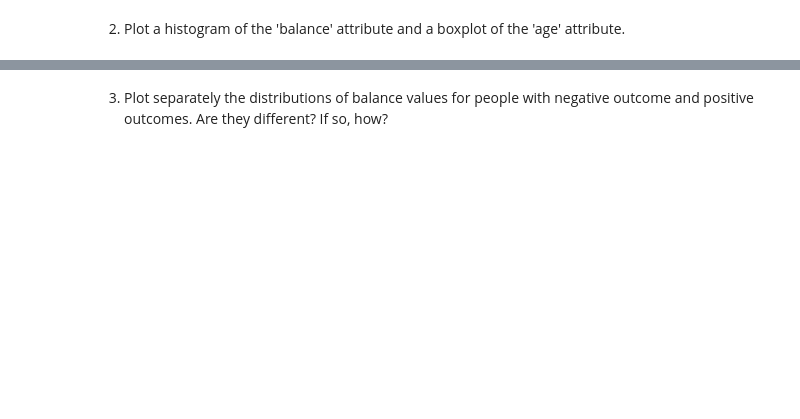
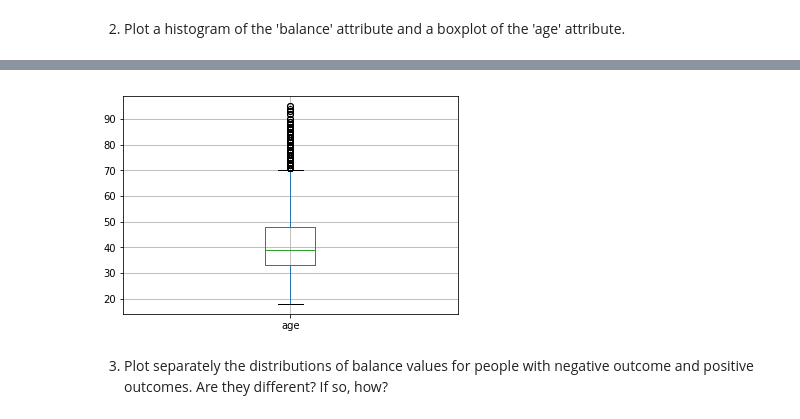
Before and after one commit to gefenk9/DataScience, a Jupyter notebook: DS_HW1.ipynb, the cells around one changed output, grey strips where cells are left out. Saved outputs shown, nothing was run; the diff lists cells and outputs as text; code cells hidden in the pictures; blank space fills up the shorter version.

```diff
--- a/DS_HW1.ipynb
+++ b/DS_HW1.ipynb
@@ -133,2 +130,7 @@ AxesSubplot(0.125,0.125;0.775x0.755)
+# %%
+df.boxplot(column=["age"])
+plt.show()
+# %% [output]
+[figure, added]
 # %% [markdown]
 3) Plot separately the distributions of balance values for people with negative outcome and positive outcomes. Are they different? If so, how?
```
Also changed, not shown: parts of 26 cells of this notebook.
